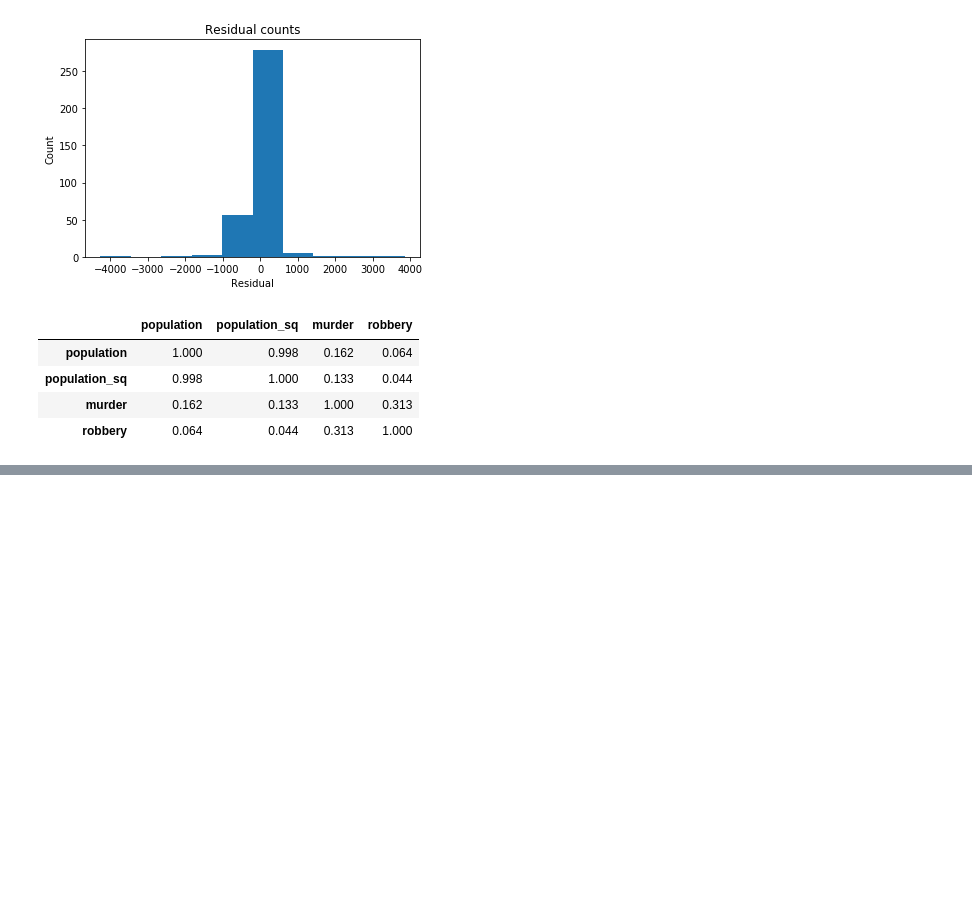
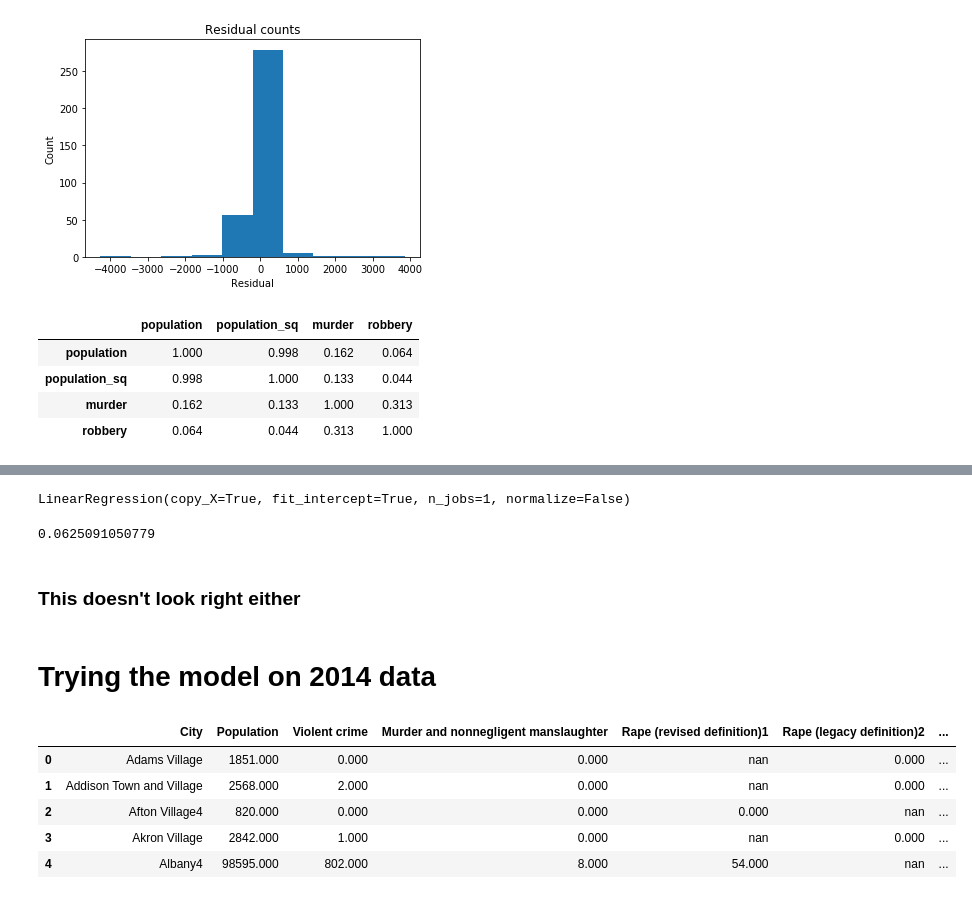
Before and after one commit to lilpricey/Thinkful, a Jupyter notebook: unit_2/multivariable regression.ipynb, the cells around one changed output, grey strips where cells are left out. Cells and saved outputs as stored; diff of their text form; code cells hidden in the pictures; blank space fills up the shorter version.

```diff
--- a/unit_2/multivariable regression.ipynb
+++ b/unit_2/multivariable regression.ipynb
@@ -142,0 +175,23 @@ display(correlation_matrix)
+# %%
+regr.fit(X_train, y_train)
+# %% [output]
+LinearRegression(copy_X=True, fit_intercept=True, n_jobs=1, normalize=False)
+# %%
+print(regr.score(X_test, y_test))
+# %% [output]
+0.0625091050779
+# %% [markdown]
+### This doesn't look right either
+# %% [markdown]
+# Trying the model on 2014 data
+# %%
+df2 = pd.read_excel('Table_8_Offenses_Known_to_Law_Enforcement_by_New_York_by_City_2014.xls', skiprows=4)
+# %%
+df2.head()
+# %% [output]
+|  | City | Population | Violent crime | Murder and nonnegligent manslaughter | Rape (revised definition)1 | Rape (legacy definition)2 | ... |
+| 0 | Adams Village | 1851.000 | 0.000 | 0.000 | nan | 0.000 | ... |
+| 1 | Addison Town and Village | 2568.000 | 2.000 | 0.000 | nan | 0.000 | ... |
+| 2 | Afton Village4 | 820.000 | 0.000 | 0.000 | 0.000 | nan | ... |
+| 3 | Akron Village | 2842.000 | 1.000 | 0.000 | nan | 0.000 | ... |
+| 4 | Albany4 | 98595.000 | 802.000 | 8.000 | 54.000 | nan | ... |
```
Also changed, not shown: parts of 13 cells of this notebook.
